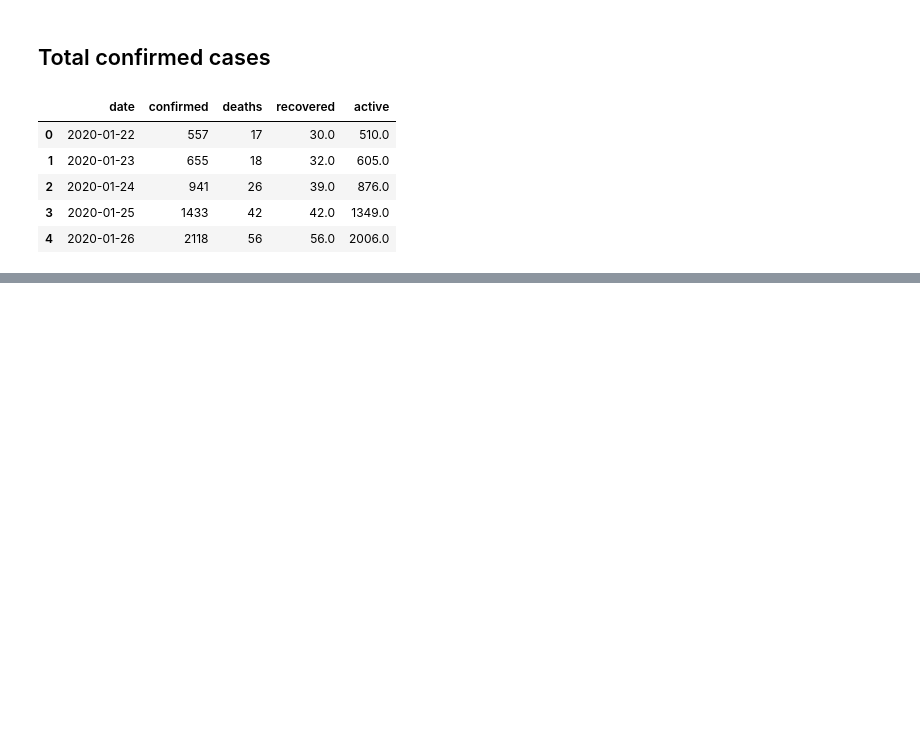
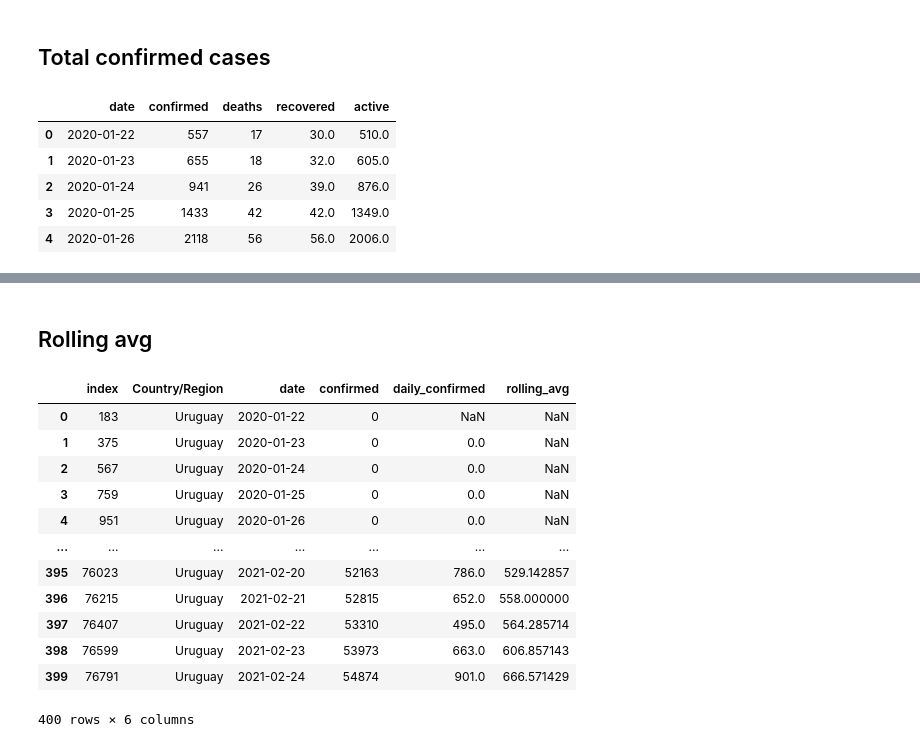
Before and after one commit to daczarne/udemy_covid_19_dash, a Jupyter notebook: data_cleansing.ipynb, the cells around one changed output, grey strips where cells are left out. Saved outputs shown, nothing was run; the diff lists cells and outputs as text; code cells hidden in the pictures; blank space fills up the shorter version.

```diff
--- a/data_cleansing.ipynb
+++ b/data_cleansing.ipynb
@@ -183,0 +186,5 @@ covid_data_1["confirmed"].iloc[-1]
+# %%
+covid_data_2 = covid_data.groupby(["date", "Country/Region"])[["confirmed", "deaths", "recovered", "active"]].sum().reset_index()
+covid_data_3 = covid_data_2[covid_data_2["Country/Region"] == "Uruguay"][["Country/Region", "date", "confirmed"]].reset_index()
+covid_data_3["daily_confirmed"] = covid_data_3["confirmed"] - covid_data_3["confirmed"].shift(1)
+covid_data_3
@@ -183,0 +205,19 @@ covid_data_1["confirmed"].iloc[-1]
+# %% [markdown]
+## Rolling avg
+# %%
+covid_data_3["rolling_avg"] = covid_data_3["daily_confirmed"].rolling(window = 7).mean()
+covid_data_3
+# %% [output]
+|  | index | Country/Region | date | confirmed | daily_confirmed | rolling_avg |
+| 0 | 183 | Uruguay | 2020-01-22 | 0 | NaN | NaN |
+| 1 | 375 | Uruguay | 2020-01-23 | 0 | 0.0 | NaN |
+| 2 | 567 | Uruguay | 2020-01-24 | 0 | 0.0 | NaN |
+| 3 | 759 | Uruguay | 2020-01-25 | 0 | 0.0 | NaN |
+| 4 | 951 | Uruguay | 2020-01-26 | 0 | 0.0 | NaN |
+| ... | ... | ... | ... | ... | ... | ... |
+| 395 | 76023 | Uruguay | 2021-02-20 | 52163 | 786.0 | 529.142857 |
+| 396 | 76215 | Uruguay | 2021-02-21 | 52815 | 652.0 | 558.000000 |
+| 397 | 76407 | Uruguay | 2021-02-22 | 53310 | 495.0 | 564.285714 |
+| 398 | 76599 | Uruguay | 2021-02-23 | 53973 | 663.0 | 606.857143 |
+| 399 | 76791 | Uruguay | 2021-02-24 | 54874 | 901.0 | 666.571429 |
+400 rows × 6 columns
```
Also changed, not shown: parts of 10 cells of this notebook, 1 other file.
